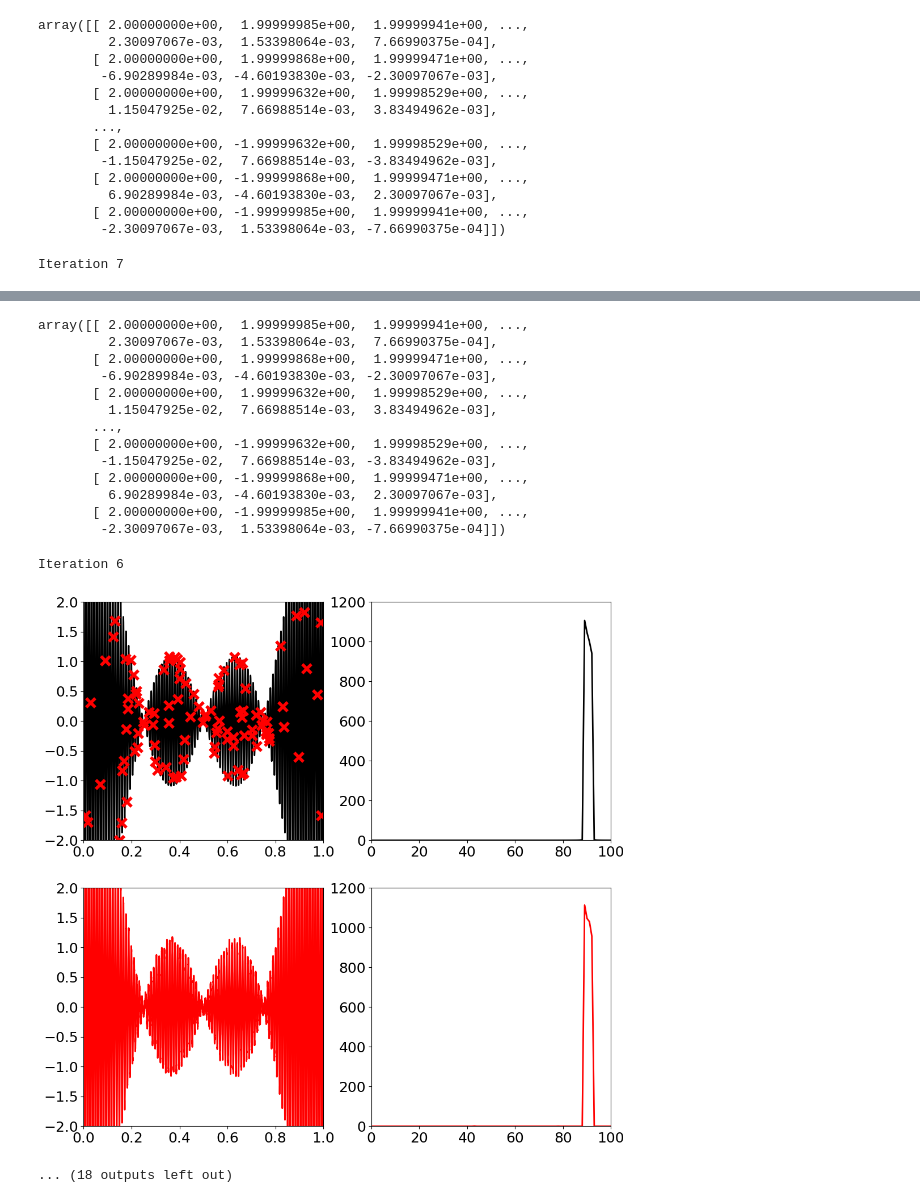
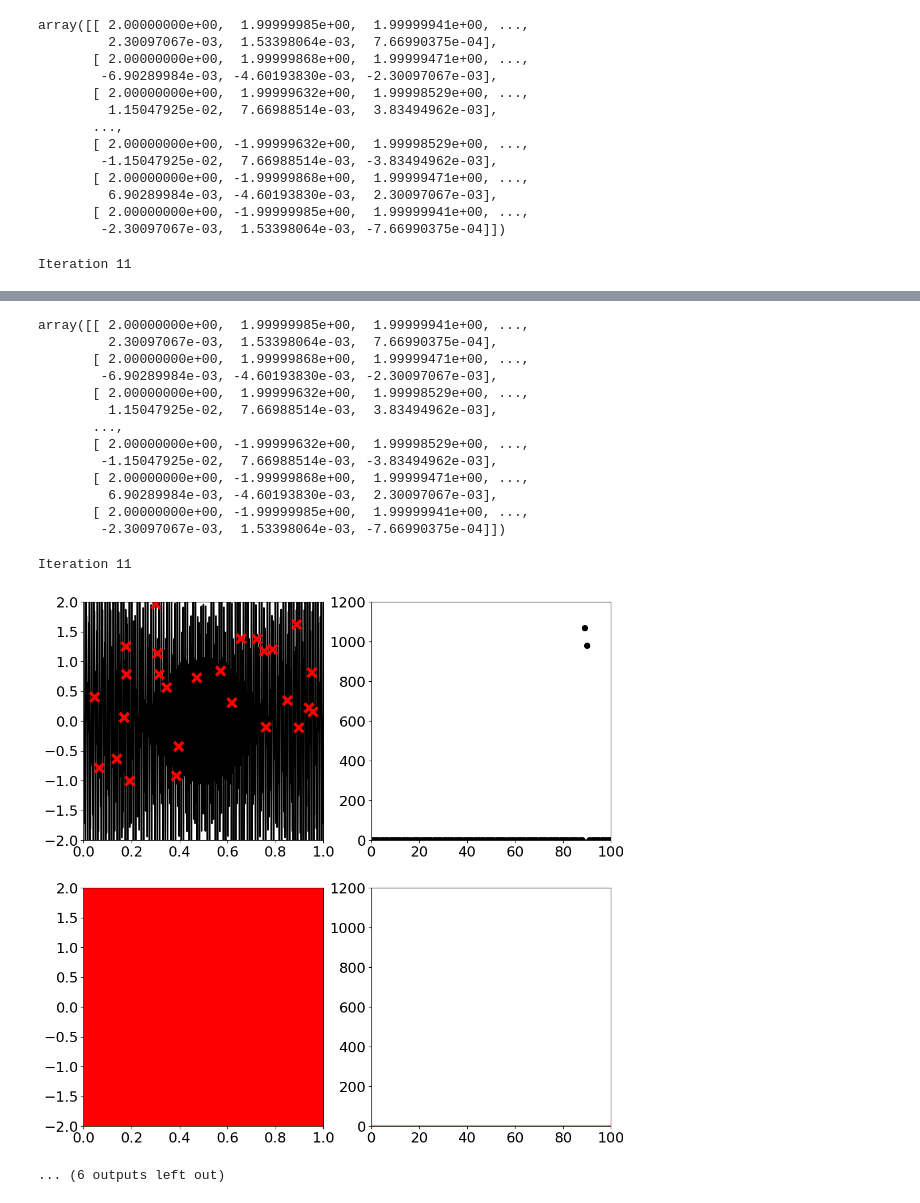
Before and after one commit to LorenzoJoquino/Physics215Project_CompSensGroup, a Jupyter notebook: notebooks/AddingSineWavesCompression.ipynb, the cells around one changed output, grey strips where cells are left out. Saved outputs shown, nothing was run; the diff lists cells and outputs as text; code cells hidden in the pictures.

```diff
--- a/notebooks/AddingSineWavesCompression.ipynb
+++ b/notebooks/AddingSineWavesCompression.ipynb
@@ -16,12 +16,12 @@ plt.rcParams.update({'font.size': 18})
 
 n = 4096 # points in high resolution signal
 t = np.linspace(0,1,n)
-p = 128 # num. random samples, p = n/32
+p = 32 # num. random samples, p = n/32
 perm = np.floor(np.random.rand(p) * n).astype(int)
 
 
 x = np.cos(2 * 89 * np.pi * t)
-for addfreq in range(90, 100, 1):
+for addfreq in range(90, 700, 120):
 
 
     xt = np.fft.fft(x) # Fourier transformed signal
@@ -47,7 +47,7 @@ for addfreq in range(90, 100, 1):
     fig,axs = plt.subplots(2,2)
     axs = axs.reshape(-1)
 
-    axs[1].plot(freq[:L],PSD[:L],color='k',linewidth=2)
+    axs[1].scatter(freq[:L],PSD[:L],color='k',linewidth=2)
     axs[1].set_xlim(0, 100)
     axs[1].set_ylim(0, 1200)
 
@@ -114,4 +114,4 @@ array([[ 2.00000000e+00,  1.99999985e+00,  1.99999941e+00, ...,
          6.90289984e-03, -4.60193830e-03,  2.30097067e-03],
        [ 2.00000000e+00, -1.99999985e+00,  1.99999941e+00, ...,
         -2.30097067e-03,  1.53398064e-03, -7.66990375e-04]])
-Iteration 7
+Iteration 11
@@ -119,16 +119,16 @@ Iteration 7
 array([[ 2.00000000e+00,  1.99999985e+00,  1.99999941e+00, ...,
          2.30097067e-03,  1.53398064e-03,  7.66990375e-04],
        [ 2.00000000e+00,  1.99999868e+00,  1.99999471e+00, ...,
         -6.90289984e-03, -4.60193830e-03, -2.30097067e-03],
        [ 2.00000000e+00,  1.99999632e+00,  1.99998529e+00, ...,
          1.15047925e-02,  7.66988514e-03,  3.83494962e-03],
        ...,
        [ 2.00000000e+00, -1.99999632e+00,  1.99998529e+00, ...,
         -1.15047925e-02,  7.66988514e-03, -3.83494962e-03],
        [ 2.00000000e+00, -1.99999868e+00,  1.99999471e+00, ...,
          6.90289984e-03, -4.60193830e-03,  2.30097067e-03],
        [ 2.00000000e+00, -1.99999985e+00,  1.99999941e+00, ...,
         -2.30097067e-03,  1.53398064e-03, -7.66990375e-04]])
-Iteration 6
+Iteration 11
-[figure, old version]
+[figure, new version]
-... (18 outputs left out)
+... (6 outputs left out)
```
Also changed, not shown: parts of 1 cell of this notebook.
